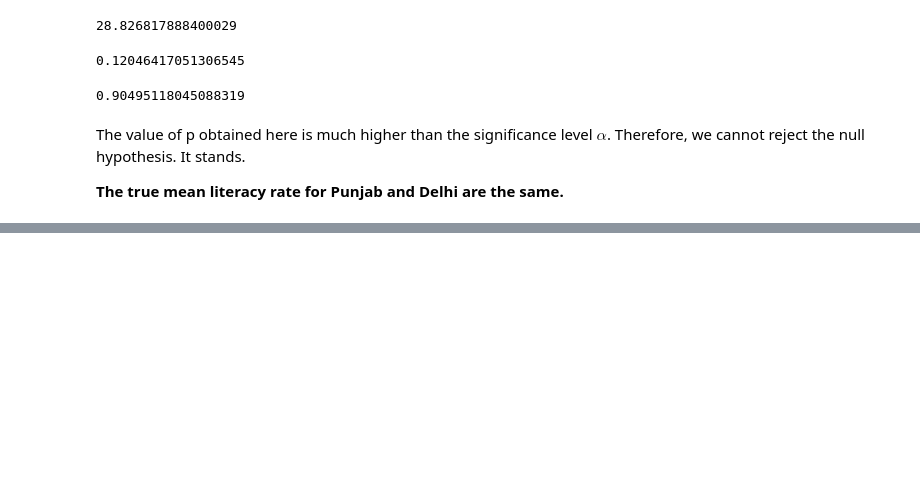
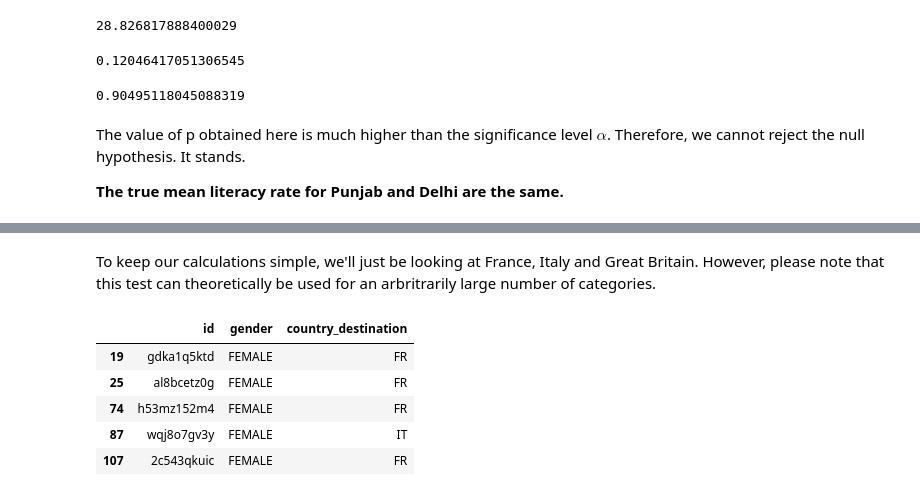
Before and after one commit to rounakbanik/inferential_stats_pycon, a Jupyter notebook: hypothesis.ipynb, the cells around one changed output, grey strips where cells are left out. Cells and saved outputs as stored; diff of their text form; code cells hidden in the pictures; blank space fills up the shorter version.

```diff
--- a/hypothesis_one.ipynb
+++ b/hypothesis.ipynb
@@ -277,0 +330,12 @@ The value of p obtained here is much higher than the significance level $\alpha$
+# %% [markdown]
+To keep our calculations simple, we'll just be looking at France, Italy and Great Britain. However, please note that this test can theoretically be used for an arbritrarily large number of categories.
+# %%
+df4 = df4[(df4['country_destination'] == 'FR') | (df4['country_destination'] == 'IT') | (df4['country_destination'] == 'GB')][['id', 'gender', 'country_destination']]
+df4.head()
+# %% [output]
+|  | id | gender | country_destination |
+| 19 | gdka1q5ktd | FEMALE | FR |
+| 25 | al8bcetz0g | FEMALE | FR |
+| 74 | h53mz152m4 | FEMALE | FR |
+| 87 | wqj8o7gv3y | FEMALE | IT |
+| 107 | 2c543qkuic | FEMALE | FR |
```
Also changed, not shown: parts of 38 cells of this notebook.
